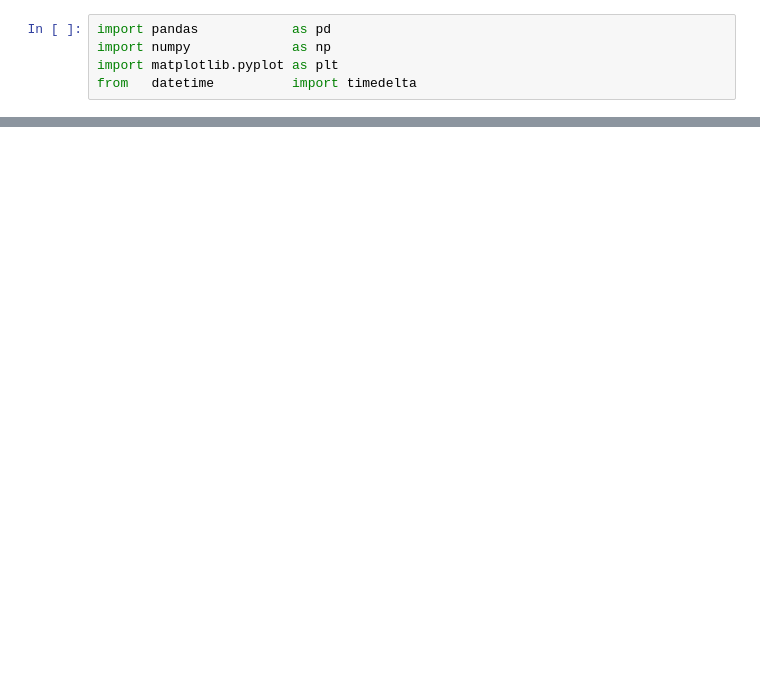
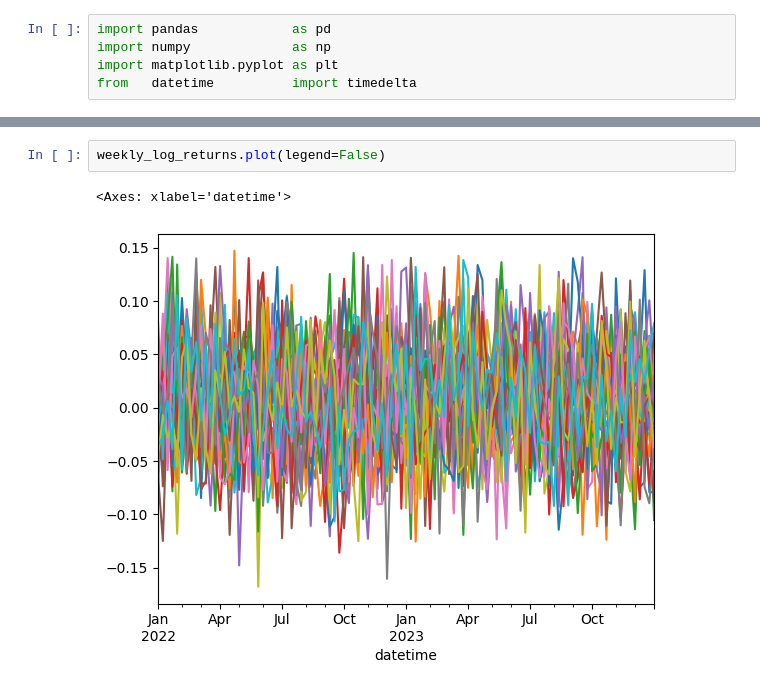
Before and after one commit to sharavsambuu/trading-cost-analysis, a Jupyter notebook: synthetic_portfolio_cost_exps.ipynb, the cells around one changed output, grey strips where cells are left out. Drawn from its saved outputs; the diff is of its cells as text; blank space fills up the shorter version.

```diff
--- a/synthetic_portfolio_cost_exps.ipynb
+++ b/synthetic_portfolio_cost_exps.ipynb
@@ -58,0 +92,5 @@ for idx in range(0, num_securities):
+# %%
+weekly_log_returns.plot(legend=False)
+# %% [output]
+<Axes: xlabel='datetime'>
+[figure, added]
```
Also changed, not shown: parts of 6 cells of this notebook, 1 other file.
